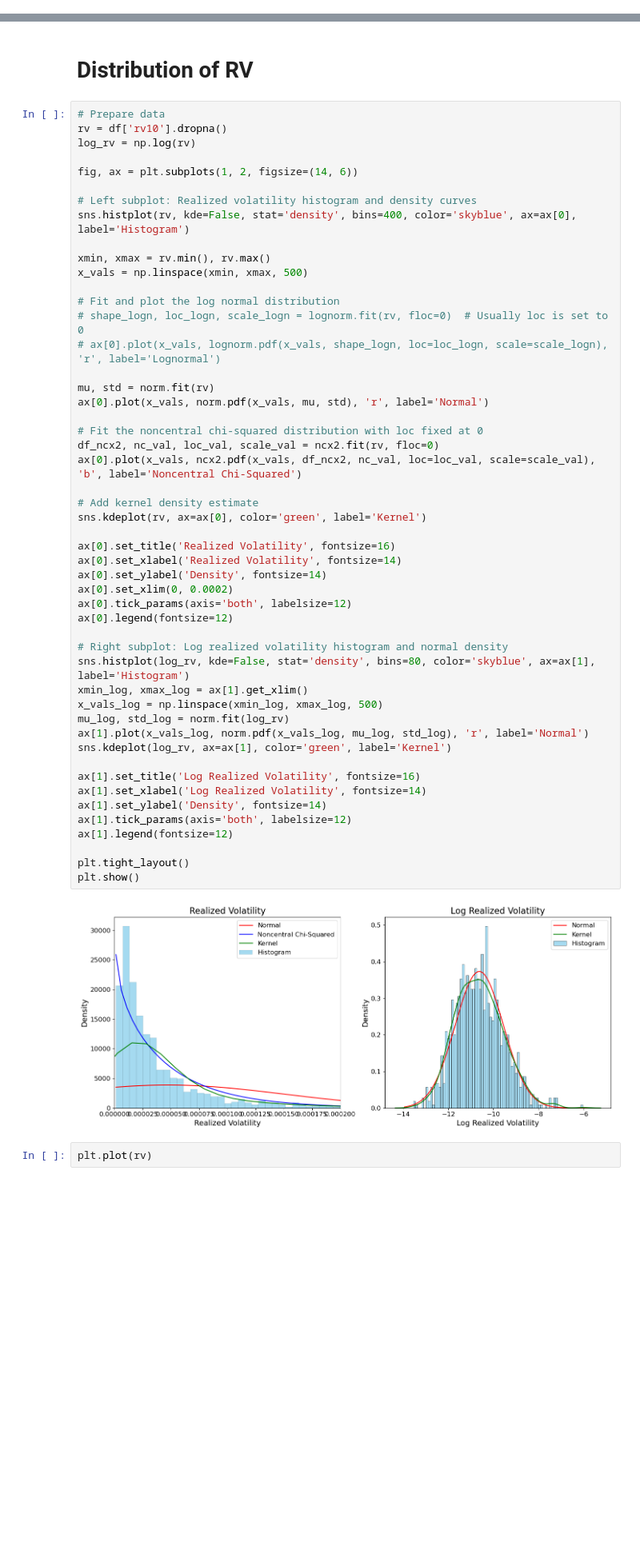
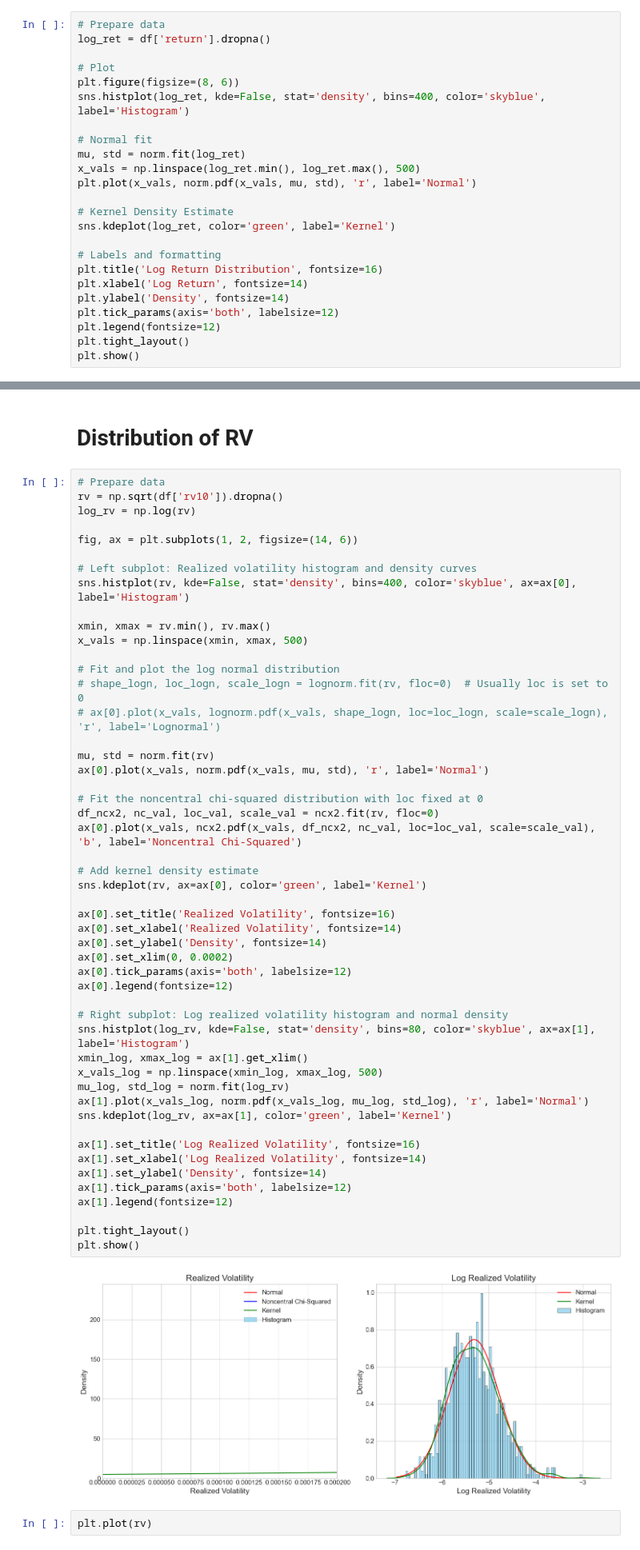
Before and after one commit to HyunminHong/Kalman-Heston-Filter, a Jupyter notebook: simulation_studies/empirical_data.ipynb, the cells around one changed output, grey strips where cells are left out. Shown at 80% size. Saved outputs shown, nothing was run; the diff lists cells and outputs as text; blank space fills up the shorter version.

```diff
--- a/simulation_studies/empirical_data.ipynb
+++ b/simulation_studies/empirical_data.ipynb
@@ -464,0 +495,24 @@ mcs_qlike_results_75
+# %%
+# Prepare data
+log_ret = df['return'].dropna()
+
+# Plot
+plt.figure(figsize=(8, 6))
+sns.histplot(log_ret, kde=False, stat='density', bins=400, color='skyblue', label='Histogram')
+
+# Normal fit
+mu, std = norm.fit(log_ret)
+x_vals = np.linspace(log_ret.min(), log_ret.max(), 500)
+plt.plot(x_vals, norm.pdf(x_vals, mu, std), 'r', label='Normal')
+
+# Kernel Density Estimate
+sns.kdeplot(log_ret, color='green', label='Kernel')
+
+# Labels and formatting
+plt.title('Log Return Distribution', fontsize=16)
+plt.xlabel('Log Return', fontsize=14)
+plt.ylabel('Density', fontsize=14)
+plt.tick_params(axis='both', labelsize=12)
+plt.legend(fontsize=12)
+plt.tight_layout()
+plt.show()
@@ -466,7 +522,7 @@ mcs_qlike_results_75
 # Distribution of RV
 # %%
 # Prepare data
-rv = df['rv10'].dropna()
+rv = np.sqrt(df['rv10']).dropna()
 log_rv = np.log(rv)
 
 fig, ax = plt.subplots(1, 2, figsize=(14, 6))
@@ -488,34 +544,34 @@ ax[0].plot(x_vals, norm.pdf(x_vals, mu, std), 'r', label='Normal')
 df_ncx2, nc_val, loc_val, scale_val = ncx2.fit(rv, floc=0)
 ax[0].plot(x_vals, ncx2.pdf(x_vals, df_ncx2, nc_val, loc=loc_val, scale=scale_val), 'b', label='Noncentral Chi-Squared')
 
 # Add kernel density estimate
 sns.kdeplot(rv, ax=ax[0], color='green', label='Kernel')
 
 ax[0].set_title('Realized Volatility', fontsize=16)
 ax[0].set_xlabel('Realized Volatility', fontsize=14)
 ax[0].set_ylabel('Density', fontsize=14)
 ax[0].set_xlim(0, 0.0002)
 ax[0].tick_params(axis='both', labelsize=12)
 ax[0].legend(fontsize=12)
 
 # Right subplot: Log realized volatility histogram and normal density
 sns.histplot(log_rv, kde=False, stat='density', bins=80, color='skyblue', ax=ax[1], label='Histogram')
 xmin_log, xmax_log = ax[1].get_xlim()
 x_vals_log = np.linspace(xmin_log, xmax_log, 500)
 mu_log, std_log = norm.fit(log_rv)
 ax[1].plot(x_vals_log, norm.pdf(x_vals_log, mu_log, std_log), 'r', label='Normal')
 sns.kdeplot(log_rv, ax=ax[1], color='green', label='Kernel')
 
 ax[1].set_title('Log Realized Volatility', fontsize=16)
 ax[1].set_xlabel('Log Realized Volatility', fontsize=14)
 ax[1].set_ylabel('Density', fontsize=14)
 ax[1].tick_params(axis='both', labelsize=12)
 ax[1].legend(fontsize=12)
 
 plt.tight_layout()
 plt.show()
 # %% [output]
-[figure, old version]
+[figure, new version]
 # %%
 plt.plot(rv)
 # %% [output]
```
Also changed, not shown: parts of 7 cells of this notebook.
